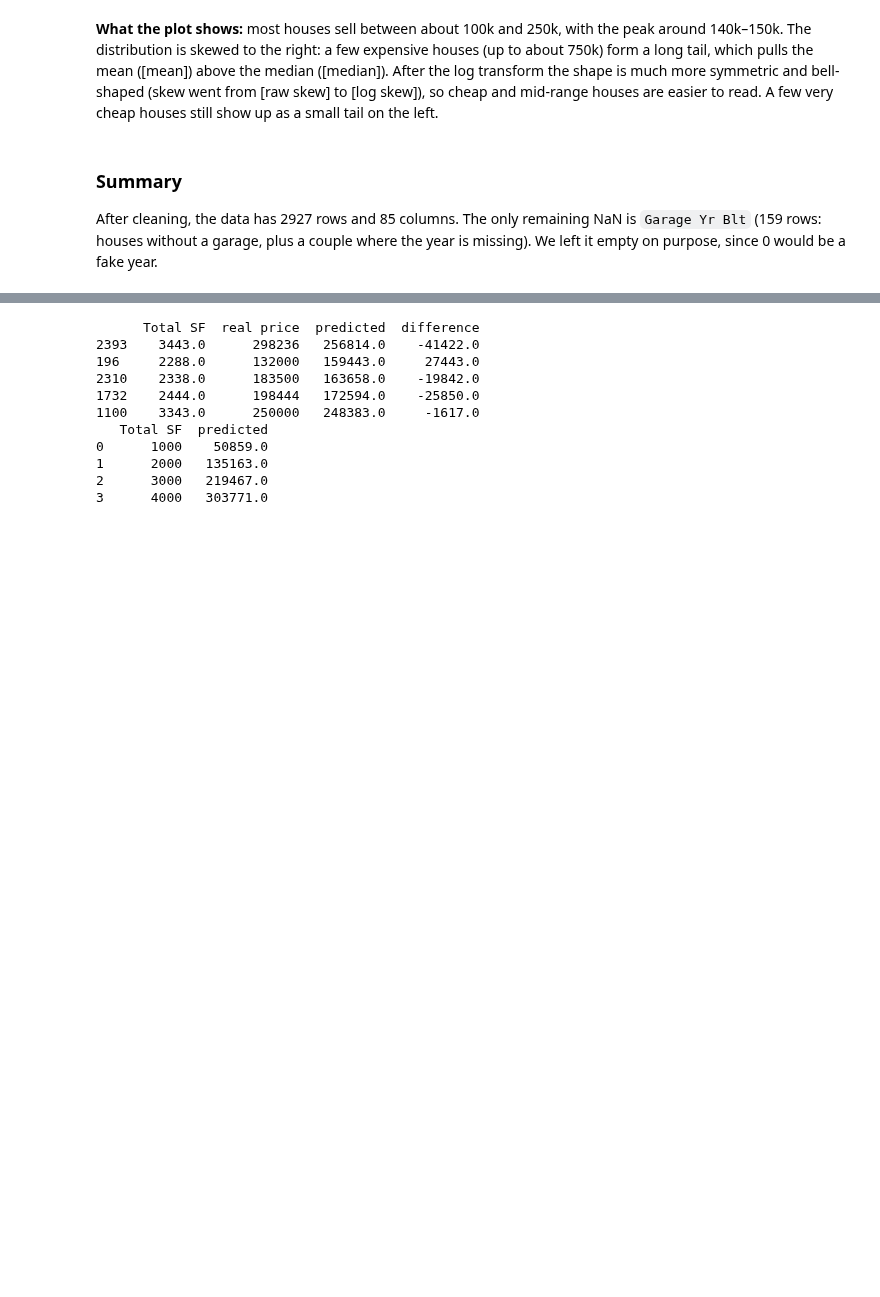
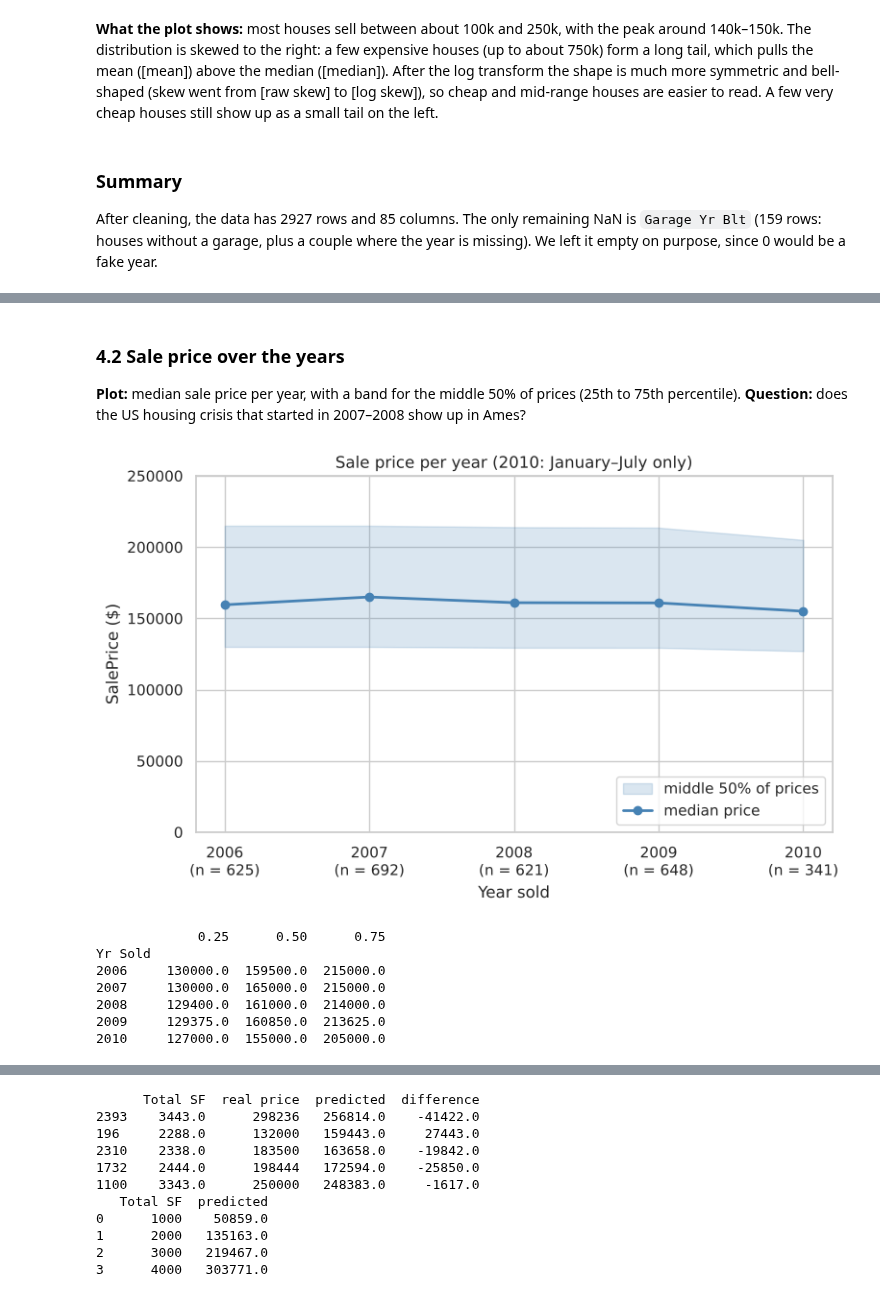
Before and after one commit to Maroscsak-Daniel/Labor-ML-, a Jupyter notebook: analysis.ipynb, the cells around one changed output, grey strips where cells are left out. Cells and saved outputs as stored; diff of their text form; code cells hidden in the pictures; blank space fills up the shorter version.

```diff
--- a/analysis.ipynb
+++ b/analysis.ipynb
@@ -464,0 +534,31 @@ Name: SalePrice, dtype: float64
+# %% [markdown]
+### 4.2 Sale price over the years
+
+**Plot:** median sale price per year, with a band for the middle 50% of prices (25th to 75th percentile). **Question:** does the US housing crisis that started in 2007–2008 show up in Ames?
+# %%
+yearly = clean_df.groupby("Yr Sold")["SalePrice"].quantile([0.25, 0.5, 0.75]).unstack()
+year_counts = clean_df["Yr Sold"].value_counts().sort_index()
+
+plt.figure(figsize=(8, 5))
+plt.fill_between(yearly.index, yearly[0.25], yearly[0.75], color="steelblue", alpha=0.2,
+                 label="middle 50% of prices")
+plt.plot(yearly.index, yearly[0.5], color="steelblue", marker="o", linewidth=2, label="median price")
+plt.xticks(yearly.index, [f"{y}\n(n = {year_counts[y]})" for y in yearly.index])
+plt.ylim(0, 250000)
+plt.xlabel("Year sold")
+plt.ylabel("SalePrice ($)")
+plt.title("Sale price per year (2010: January–July only)")
+plt.legend(loc="lower right")
+plt.tight_layout()
+plt.show()
+
+print(yearly.round())
+# %% [output]
+[figure, added]
+             0.25      0.50      0.75
+Yr Sold
+2006     130000.0  159500.0  215000.0
+2007     130000.0  165000.0  215000.0
+2008     129400.0  161000.0  214000.0
+2009     129375.0  160850.0  213625.0
+2010     127000.0  155000.0  205000.0
```
Also changed, not shown: parts of 49 cells of this notebook.
